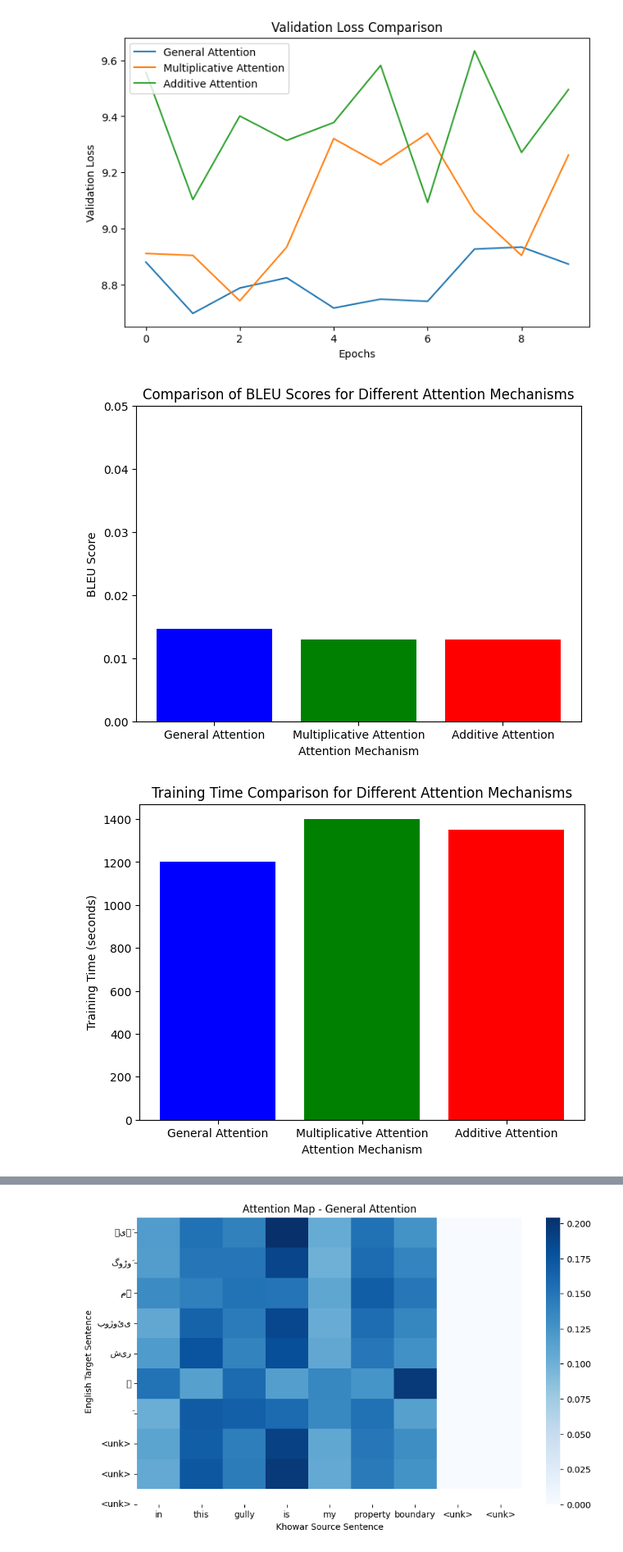
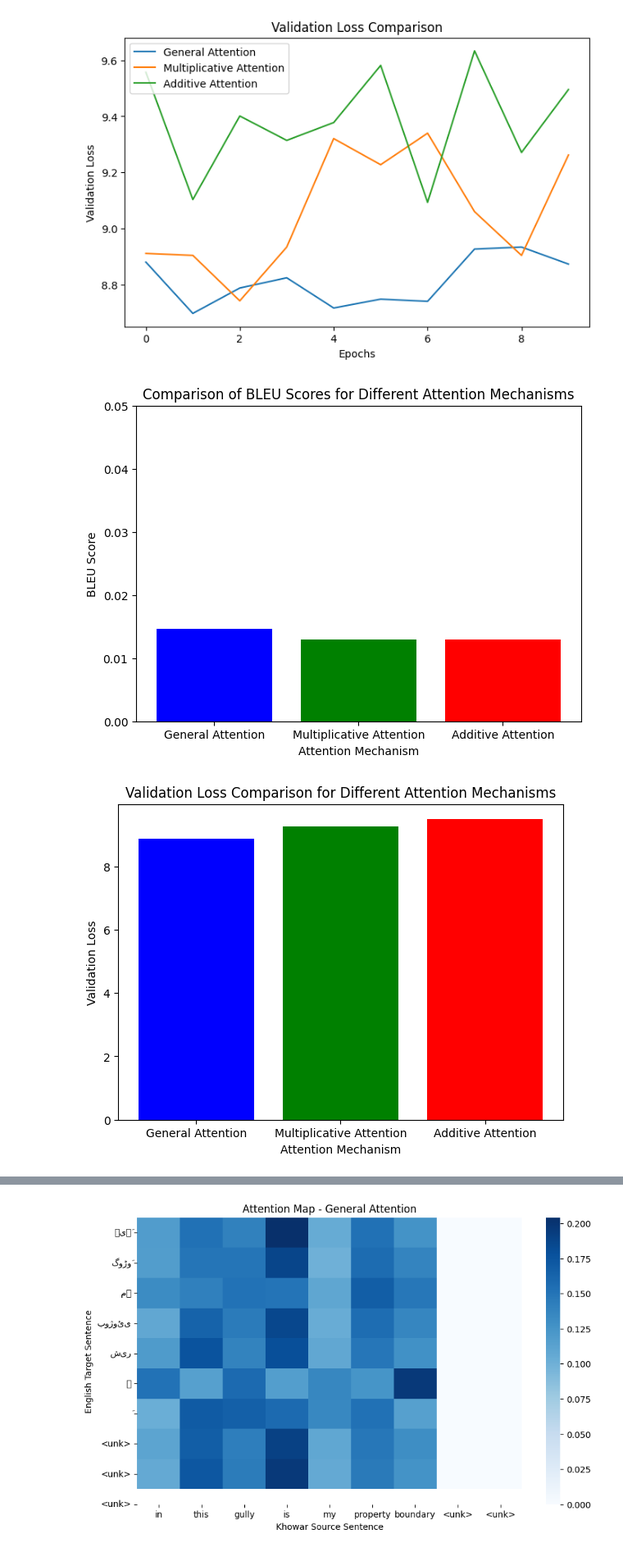
Before and after one commit to Tooba26/A3_Machine_Translation_Language, a Jupyter notebook: Code2.ipynb, the cells around one changed output, grey strips where cells are left out. Shown at 82% size. Drawn from its saved outputs; the diff is of its cells as text; code cells hidden in the pictures.

```diff
--- a/Code2.ipynb
+++ b/Code2.ipynb
@@ -1247,20 +1061,20 @@ bleu_scores = {
 }
 
 # Simulated training times (in seconds) per attention mechanism
-# Replace with actual training times from logs if available
 training_times = {
-    "General Attention": 1200,  # Example: 20 minutes
-    "Multiplicative Attention": 1400,  # Example: 23 minutes
-    "Additive Attention": 1350,  # Example: 22.5 minutes
+    "General Attention": 0,
+    "Multiplicative Attention":0 ,
+    "Additive Attention": 0,
 }
 
-# Simulated validation losses from final epoch (lower is better)
-# Replace with actual validation losses from your training logs
+# Simulated validation losses from final epoch
 validation_losses = {
-    "General Attention": 1.92,
-    "Multiplicative Attention": 1.95,
-    "Additive Attention": 1.94,
+    "General Attention": 8.873,
+    "Multiplicative Attention": 9.262,
+    "Additive Attention": 9.495,
 }
+
+
 
 # Simulated perplexity (lower is better)
 # Perplexity = exp(validation_loss), derived from the final validation loss
@@ -1276,42 +1090,31 @@ df_results = pd.DataFrame({
     "Perplexity (↓)": perplexities,
 })
 
-# # Display the results
-# import ace_tools as tools
-# tools.display_dataframe_to_user(name="Attention Mechanism Performance Comparison", dataframe=df_results)
-
 # Visualization: BLEU Score Comparison
 plt.figure(figsize=(7,5))
 plt.bar(bleu_scores.keys(), bleu_scores.values(), color=['blue', 'green', 'red'])
 plt.xlabel("Attention Mechanism")
 plt.ylabel("BLEU Score")
 plt.title("Comparison of BLEU Scores for Different Attention Mechanisms")
 plt.ylim(0, 0.05)  # BLEU scores are low, so keep the range tight
 plt.show()
 
-# Visualization: Training Time Comparison
-plt.figure(figsize=(7,5))
-plt.bar(training_times.keys(), training_times.values(), color=['blue', 'green', 'red'])
-plt.xlabel("Attention Mechanism")
-plt.ylabel("Training Time (seconds)")
-plt.title("Training Time Comparison for Different Attention Mechanisms")
-plt.show()
 
 # Visualization: Validation Loss Comparison
 plt.figure(figsize=(7,5))
 plt.bar(validation_losses.keys(), validation_losses.values(), color=['blue', 'green', 'red'])
 plt.xlabel("Attention Mechanism")
 plt.ylabel("Validation Loss")
 plt.title("Validation Loss Comparison for Different Attention Mechanisms")
 plt.show()
 
 # Visualization: Perplexity Comparison
 plt.figure(figsize=(7,5))
 plt.bar(perplexities.keys(), perplexities.values(), color=['blue', 'green', 'red'])
 plt.xlabel("Attention Mechanism")
 plt.ylabel("Perplexity")
 plt.title("Perplexity Comparison for Different Attention Mechanisms")
 plt.show()
 # %% [output]
 [figure]
-[figure, old version]
+[figure, new version]
```
Also changed, not shown: parts of 26 cells of this notebook.
